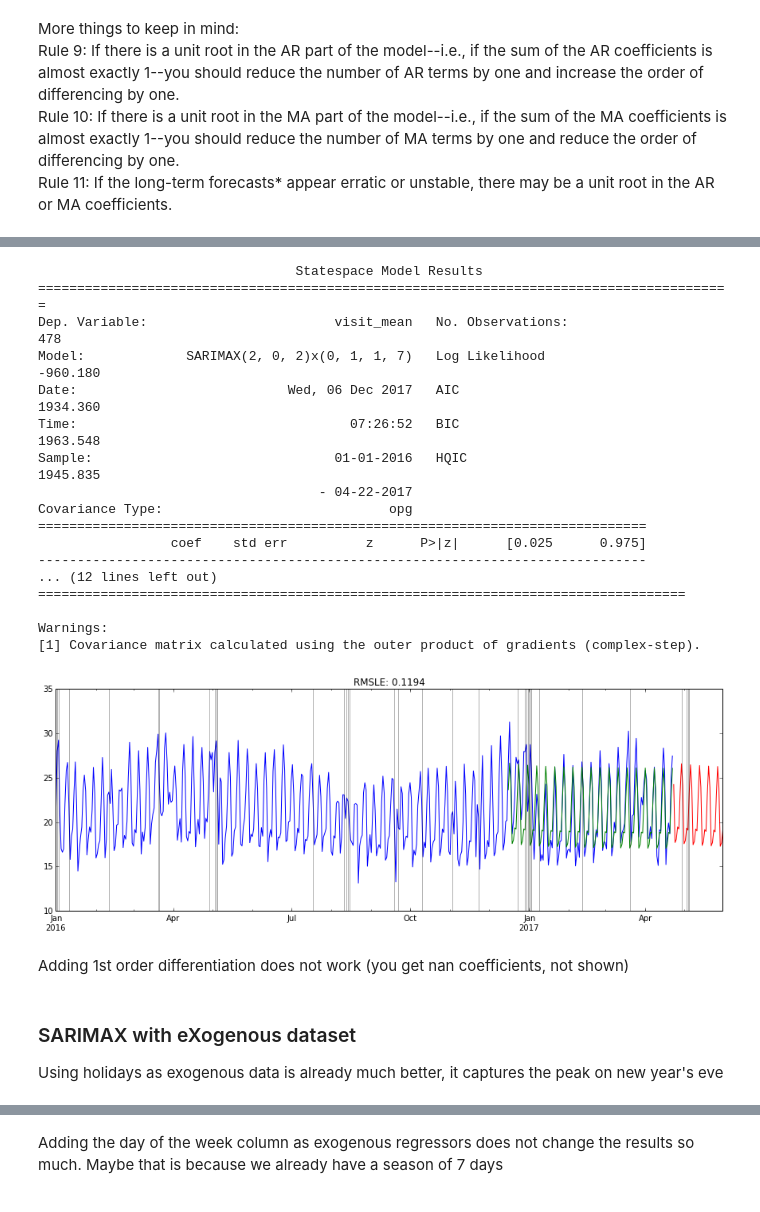
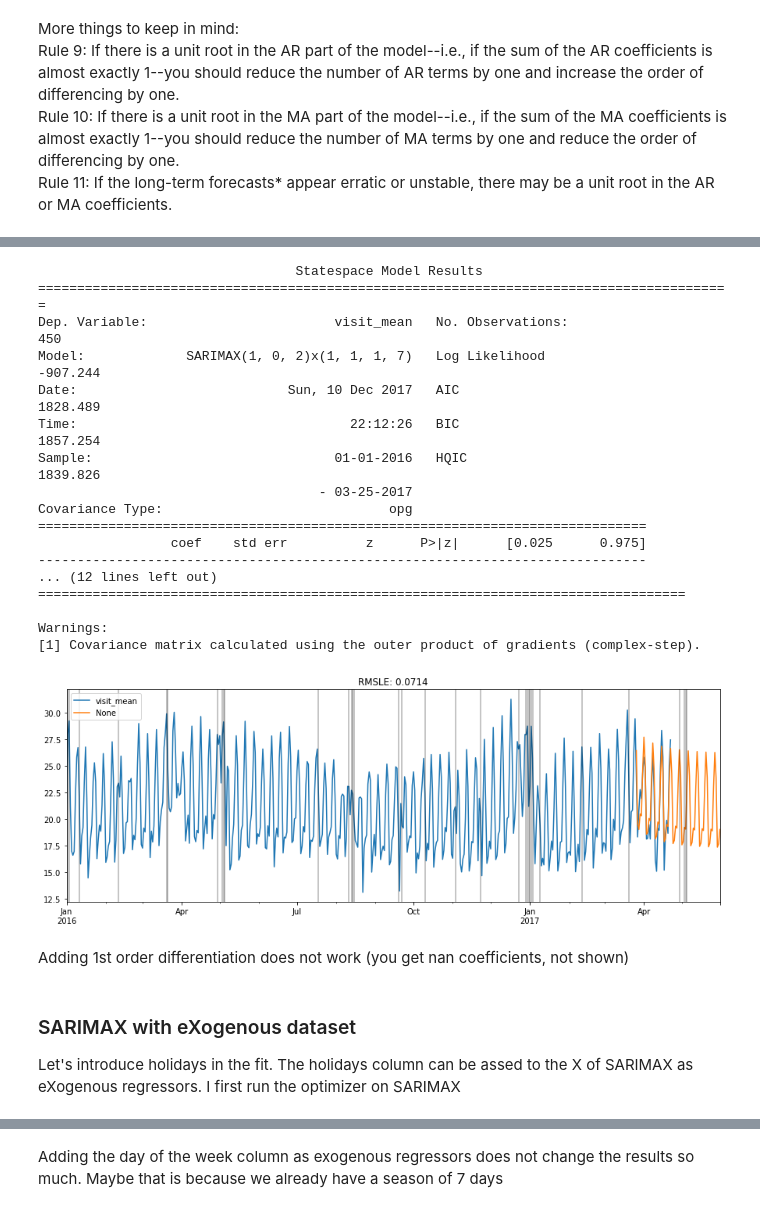
Before and after one commit to aless80/Restaurant_TimeSeries, a Jupyter notebook: notebooks/RestaurantVisitors_ARIMA.ipynb, the cells around one changed output, grey strips where cells are left out. Cells and saved outputs as stored; diff of their text form; code cells hidden in the pictures.

```diff
--- a/notebooks/RestaurantVisitors_ARIMA.ipynb
+++ b/notebooks/RestaurantVisitors_ARIMA.ipynb
@@ -254,8 +252,19 @@ Rule 11: If the long-term forecasts* appear erratic or unstable, there may be a
 # %%
-#sklearn.metrics .mean_squared_log_error should exist but I cannot load it..
+#sklearn.metrics .mean_squared_log_error seems to exist but I cannot load it..
 from sklearn.metrics import mean_squared_error
 def mean_squared_log_error(y_pred, y_true, **dict):
-    '''Assume y_true is NaN free and y_pred can have consecutive NaN in the beginning of the series'''
-    indfirst=y_pred.first_valid_index()
-    return mean_squared_error(np.log(y_true[indfirst:]+1),
-                              np.log(y_pred[indfirst:]+1) )**0.5
+    '''Assume y_true starts earlier than y_pred, y_true is NaN free, and NaN in y_pred are only in the beginning'''
+    indafterNaN = y_pred.first_valid_index()
+    if (y_true.index[0] > y_pred.index[0]): return "Check indices of prediction and true value"
+    ind1stcommon = y_true.index[y_true.index==y_pred.index[0]]
+    indstart = max(indafterNaN, ind1stcommon)
+    indend = y_true.index[-1]
+    return mean_squared_error(np.log(y_true[indstart:indend]+1),
+                              np.log(y_pred[indstart:indend]+1) )**0.5
+
+def plotSARIMAX(labels, pred):
+    labels.plot(figsize=(15, 5), legend=True);
+    pred.plot(legend=True)
+    for x in hol.query('holiday_flg==1').index:
+        _ = plt.axvline(x=x, color='k', alpha = 0.3);
+    plt.title('RMSLE: %.4f'% mean_squared_log_error(pred, labels) );
@@ -262,39 +438,33 @@ def mean_squared_log_error(y_pred, y_true, **dict):
 # %%
-mod = sm.tsa.statespace.SARIMAX(air.visit_mean, trend='c', order=(2,0,2), seasonal_order=(0,1,1,7))
+mod = sm.tsa.statespace.SARIMAX(air.visit_mean[:450], trend='c', order=(1,0,2), seasonal_order=(1,1,1,7))
 results = mod.fit()
-print results.summary()
-#Predict on future data and on time periods already known for visual inspection
-pred = results.predict(start=478, end=516)
-checking = results.predict(start=350, end=None, dynamic=True)
+#Predict on future data and on time periods already known for evaluation with RMSLE
+pred = results.predict(start=450, end=516)
+print(results.summary())
 #Plot
-air['visit_mean'].plot(figsize=(15, 5));
-checking.plot()
-pred.plot()
-for x in hol.query('holiday_flg==1').index:
-    _ = plt.axvline(x=x, color='k', alpha = 0.3);
-plt.title('RMSLE: %.4f'% mean_squared_log_error(checking, air.visit_mean[350:]) );
+plotSARIMAX(air.visit_mean, pred)
 # %% [output]
                                  Statespace Model Results
 =========================================================================================
-Dep. Variable:                        visit_mean   No. Observations:                  478
-Model:             SARIMAX(2, 0, 2)x(0, 1, 1, 7)   Log Likelihood                -960.180
-Date:                           Wed, 06 Dec 2017   AIC                           1934.360
-Time:                                   07:26:52   BIC                           1963.548
-Sample:                               01-01-2016   HQIC                          1945.835
-                                    - 04-22-2017
+Dep. Variable:                        visit_mean   No. Observations:                  450
+Model:             SARIMAX(1, 0, 2)x(1, 1, 1, 7)   Log Likelihood                -907.244
+Date:                           Sun, 10 Dec 2017   AIC                           1828.489
+Time:                                   22:12:26   BIC                           1857.254
+Sample:                               01-01-2016   HQIC                          1839.826
+                                    - 03-25-2017
 Covariance Type:                             opg
 ==============================================================================
                  coef    std err          z      P>|z|      [0.025      0.975]
 ------------------------------------------------------------------------------
 ... (12 lines left out)
 ===================================================================================
 
 Warnings:
 [1] Covariance matrix calculated using the outer product of gradients (complex-step).
-[figure, old version]
+[figure, new version]
 # %% [markdown]
 Adding 1st order differentiation does not work (you get nan coefficients, not shown)
-# %% [markdown]
-### SARIMAX with eXogenous dataset
-
-Using holidays as exogenous data is already much better, it captures the peak on new year's eve
+# %% [markdown]
+### SARIMAX with eXogenous dataset
+
+Let's introduce holidays in the fit. The holidays column can be assed to the X of SARIMAX as eXogenous regressors. I first run the optimizer on SARIMAX
```
Also changed, not shown: parts of 36 cells of this notebook, 2 other files.
